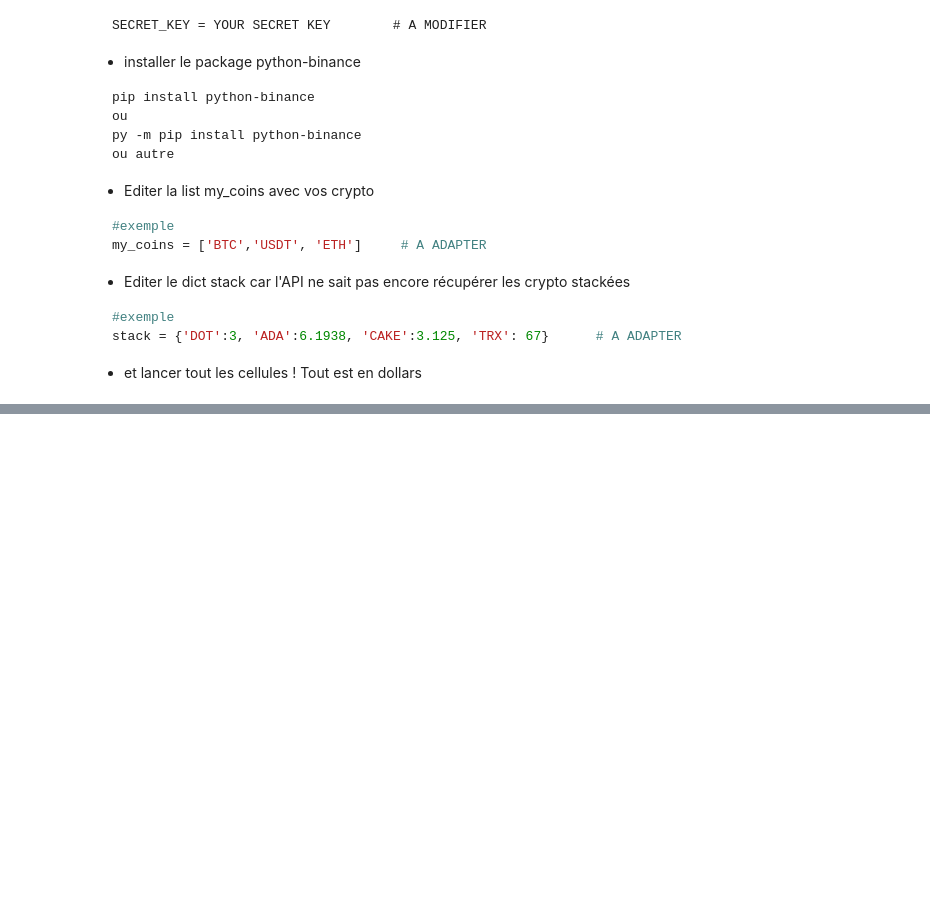
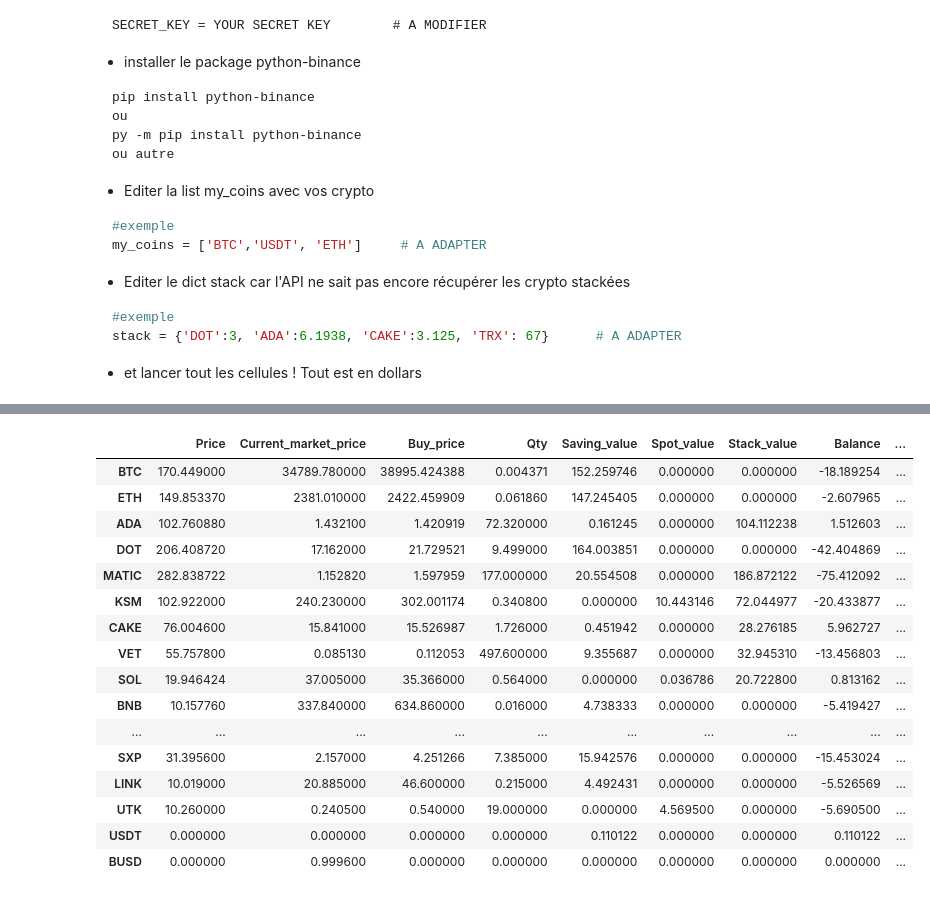
Before and after one commit to briandthi/Binance, a Jupyter notebook: binance api.ipynb, the cells around one changed output, grey strips where cells are left out. Cells and saved outputs as stored; diff of their text form; code cells hidden in the pictures; blank space fills up the shorter version.

```diff
--- a/binance api.ipynb
+++ b/binance api.ipynb
@@ -198,0 +218,21 @@ GET https://api.binance.com/api/v3/account?timestamp=1622134071595&signature=6a2
+# %%
+import pandas as pd
+pd.DataFrame.from_dict(wallet,  orient='index')
+# %% [output]
+|  | Price | Current_market_price | Buy_price | Qty | Saving_value | Spot_value | Stack_value | Balance | ... |
+| BTC | 170.449000 | 34789.780000 | 38995.424388 | 0.004371 | 152.259746 | 0.000000 | 0.000000 | -18.189254 | ... |
+| ETH | 149.853370 | 2381.010000 | 2422.459909 | 0.061860 | 147.245405 | 0.000000 | 0.000000 | -2.607965 | ... |
+| ADA | 102.760880 | 1.432100 | 1.420919 | 72.320000 | 0.161245 | 0.000000 | 104.112238 | 1.512603 | ... |
+| DOT | 206.408720 | 17.162000 | 21.729521 | 9.499000 | 164.003851 | 0.000000 | 0.000000 | -42.404869 | ... |
+| MATIC | 282.838722 | 1.152820 | 1.597959 | 177.000000 | 20.554508 | 0.000000 | 186.872122 | -75.412092 | ... |
+| KSM | 102.922000 | 240.230000 | 302.001174 | 0.340800 | 0.000000 | 10.443146 | 72.044977 | -20.433877 | ... |
+| CAKE | 76.004600 | 15.841000 | 15.526987 | 1.726000 | 0.451942 | 0.000000 | 28.276185 | 5.962727 | ... |
+| VET | 55.757800 | 0.085130 | 0.112053 | 497.600000 | 9.355687 | 0.000000 | 32.945310 | -13.456803 | ... |
+| SOL | 19.946424 | 37.005000 | 35.366000 | 0.564000 | 0.000000 | 0.036786 | 20.722800 | 0.813162 | ... |
+| BNB | 10.157760 | 337.840000 | 634.860000 | 0.016000 | 4.738333 | 0.000000 | 0.000000 | -5.419427 | ... |
+| ... | ... | ... | ... | ... | ... | ... | ... | ... | ... |
+| SXP | 31.395600 | 2.157000 | 4.251266 | 7.385000 | 15.942576 | 0.000000 | 0.000000 | -15.453024 | ... |
+| LINK | 10.019000 | 20.885000 | 46.600000 | 0.215000 | 4.492431 | 0.000000 | 0.000000 | -5.526569 | ... |
+| UTK | 10.260000 | 0.240500 | 0.540000 | 19.000000 | 0.000000 | 4.569500 | 0.000000 | -5.690500 | ... |
+| USDT | 0.000000 | 0.000000 | 0.000000 | 0.000000 | 0.110122 | 0.000000 | 0.000000 | 0.110122 | ... |
+| BUSD | 0.000000 | 0.999600 | 0.000000 | 0.000000 | 0.000000 | 0.000000 | 0.000000 | 0.000000 | ... |
```
Also changed, not shown: parts of 19 cells of this notebook, 1 other file.
